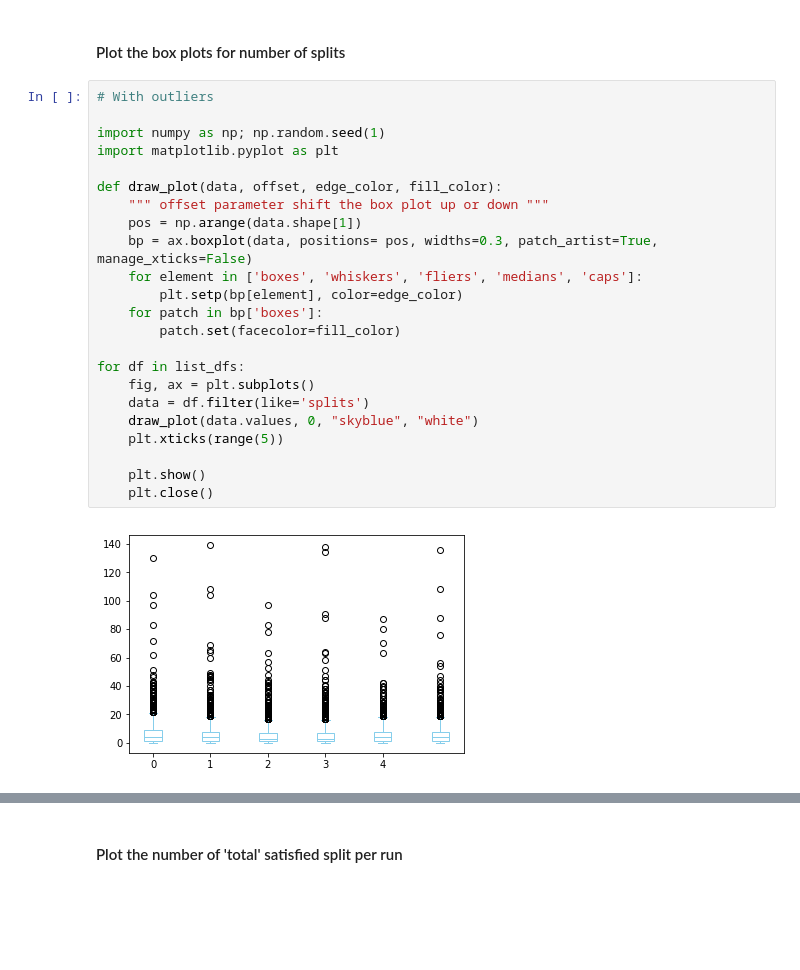
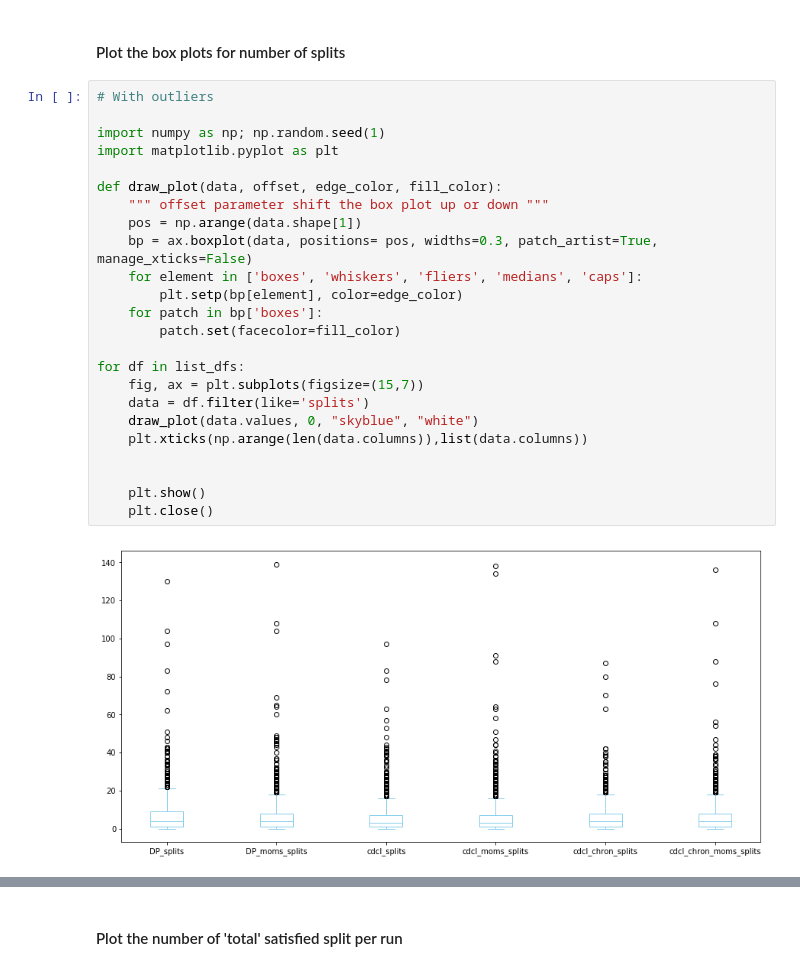
Before and after one commit to freelectron/sat-solver, a Jupyter notebook: Report Notebook.ipynb, the cells around one changed output, grey strips where cells are left out. Drawn from its saved outputs; the diff is of its cells as text; blank space fills up the shorter version.

```diff
--- a/Report Notebook.ipynb
+++ b/Report Notebook.ipynb
@@ -67,26 +67,27 @@ max                87.00                  136.00                 29.00
 # %%
 # With outliers
 
 import numpy as np; np.random.seed(1)
 import matplotlib.pyplot as plt
 
 def draw_plot(data, offset, edge_color, fill_color):
     """ offset parameter shift the box plot up or down """
     pos = np.arange(data.shape[1])
     bp = ax.boxplot(data, positions= pos, widths=0.3, patch_artist=True, manage_xticks=False)
     for element in ['boxes', 'whiskers', 'fliers', 'medians', 'caps']:
         plt.setp(bp[element], color=edge_color)
     for patch in bp['boxes']:
         patch.set(facecolor=fill_color)
 
 for df in list_dfs:
-    fig, ax = plt.subplots()
+    fig, ax = plt.subplots(figsize=(15,7))
     data = df.filter(like='splits')
     draw_plot(data.values, 0, "skyblue", "white")
-    plt.xticks(range(5))
+    plt.xticks(np.arange(len(data.columns)),list(data.columns))
+
 
     plt.show()
     plt.close()
 # %% [output]
-[figure, old version]
+[figure, new version]
 # %%
```
Also changed, not shown: parts of 5 cells of this notebook, 1 other file.
